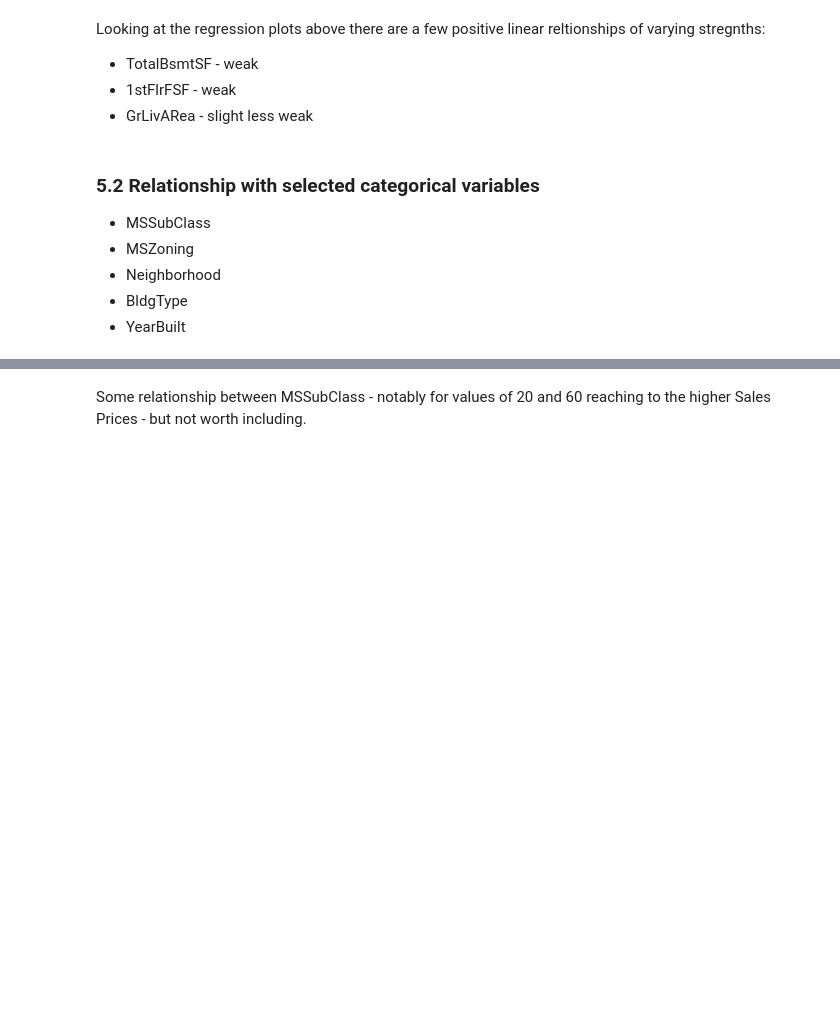
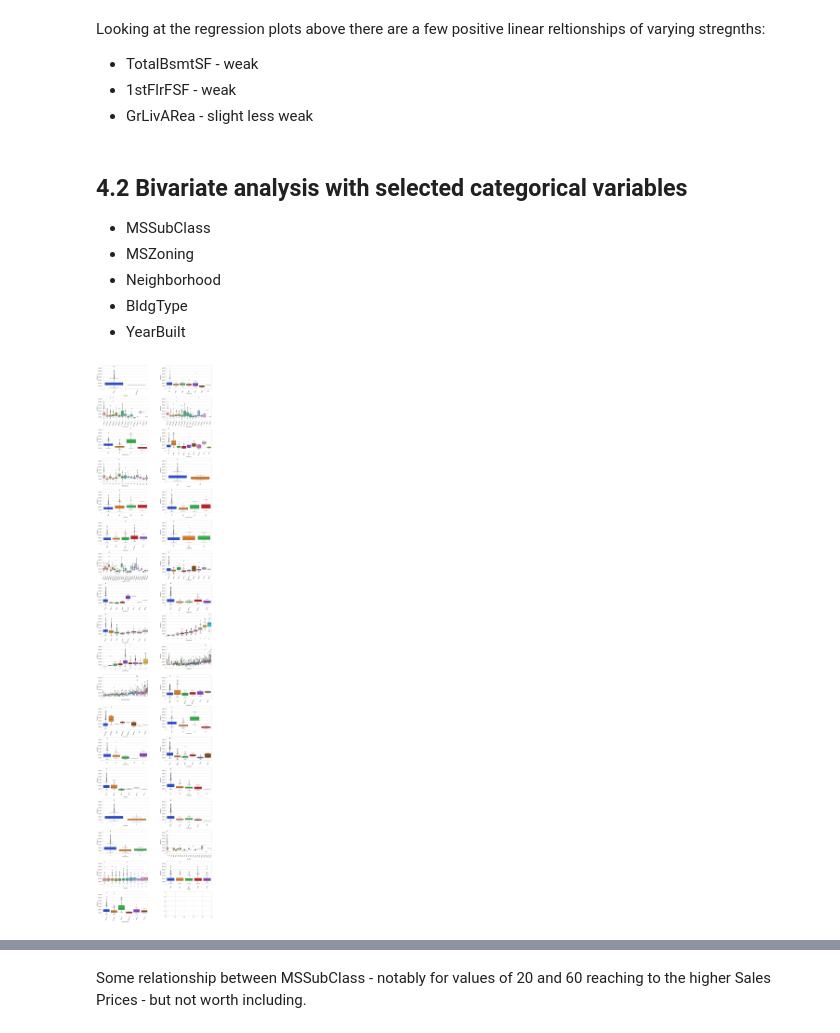
Before and after one commit to Sicro01/Predict-House-Prices, a Jupyter notebook: Ames, Iowa - House Price Prediction (ref. Kaggle Challenge).ipynb, the cells around one changed output, grey strips where cells are left out. Saved outputs shown, nothing was run; the diff lists cells and outputs as text; code cells hidden in the pictures; blank space fills up the shorter version.

```diff
--- a/Ames, Iowa - House Price Prediction (ref. Kaggle Challenge).ipynb
+++ b/Ames, Iowa - House Price Prediction (ref. Kaggle Challenge).ipynb
@@ -242,13 +251,38 @@ Looking at the regression plots above there are a few positive linear reltionshi
 * 1stFlrFSF - weak
 * GrLivARea - slight less weak
 # %% [markdown]
-### **5.2 Relationship with selected categorical variables**
+## 4.2 Bivariate analysis with selected categorical variables
 
 * MSSubClass
 * MSZoning
 * Neighborhood
 * BldgType
 * YearBuilt
+# %%
+grid_rows = 18
+grid_cols = 2
+fig, axes = plt.subplots(grid_rows, grid_cols, figsize=(20,80))
+# fig.set_size_inches(10,20)
+y = 'SalePrice'
+# xcols = ['MSSubClass','MSZoning','Neighborhood','BldgType','YearBuilt']
+xcols = ['Utilities','Functional','Exterior1st','Exterior2nd','KitchenQual','SaleType','MSSubClass','Street','LotShape',
+         'LandContour','LotConfig','LandSlope','Neighborhood','Condition1','Condition2','BldgType','HouseStyle','OverallQual',
+         'OverallCond','YearBuilt','YearRemodAdd','RoofStyle','RoofMatl','ExterQual','ExterCond','Foundation','Heating','HeatingQC',
+         'CentralAir','Electrical','PavedDrive','MiscVal','MoSold','YrSold','SaleCondition']
+axes = axes.ravel()
+# fig.tight_layout()
+plt.subplots_adjust(top = 0.99, bottom=0.01, hspace=0.3, wspace=0.4)
+with warnings.catch_warnings():
+    warnings.simplefilter("ignore")
+    fxn()
+    for i in range(len(xcols)):
+        # axes[i].locator_params(nbins=5, axis='x')
+        g = sns.boxplot(x=xcols[i], y=y, data=train_df, ax=axes[i])
+        g.set_xticklabels(g.get_xticklabels(), rotation=70, fontsize = 12)
+        if xcols[i] in ['YearBuilt', 'YearRemodAdd']:
+            g.set_xticklabels(g.get_xticklabels(), visible=False)
+# %% [output]
+[figure, added]
 # %%
 #scatter plot grlivarea/saleprice
 var = 'MSSubClass'
```
Also changed, not shown: parts of 18 cells of this notebook, 1 other file.
